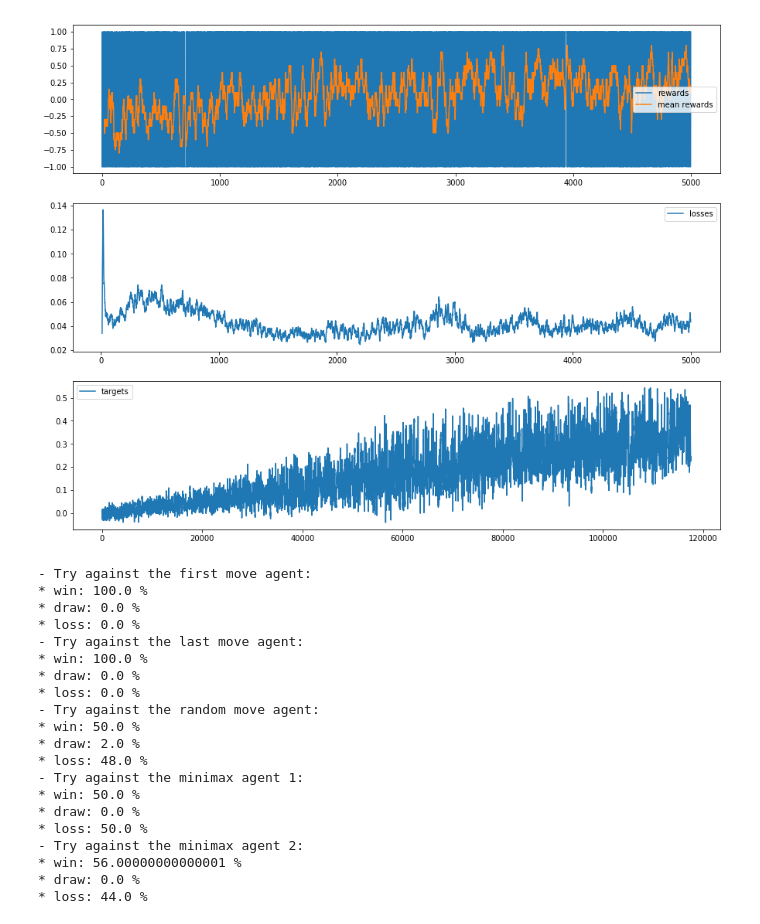
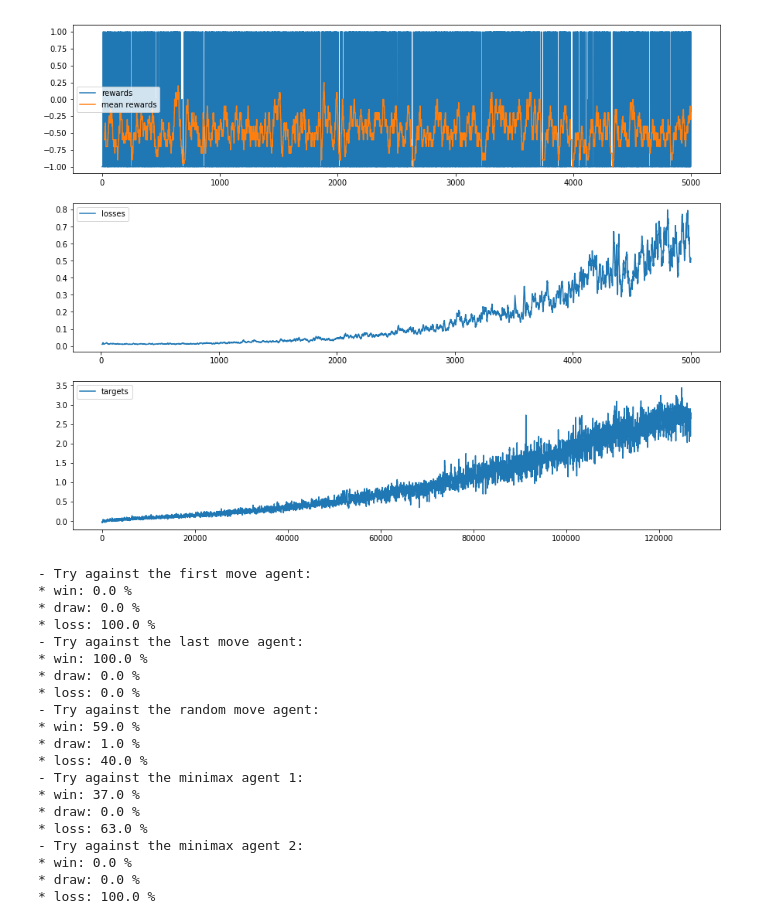
Before and after one commit to QuentinDuval/PythonExperiments, a Jupyter notebook: ml/codingame/ultimate_tic_tac_toe_learning.ipynb, the cells around one changed output. Drawn from its saved outputs; the diff is of its cells as text; code cells hidden in the pictures.

Commit message:
Trying to learn but failing to do so

```diff
--- a/ml/codingame/ultimate_tic_tac_toe_learning.ipynb
+++ b/ml/codingame/ultimate_tic_tac_toe_learning.ipynb
@@ -156,12 +156,12 @@ Now trying to learn an approximate policy, based on Neural Nets
 
 
 class Policy(nn.Module):
-    def __init__(self):
+    def __init__(self, hidden_size=128):
         super().__init__()
         self.fc = nn.Sequential(
-            nn.Linear(in_features=len(ALL_COORDINATES)+2, out_features=128),
+            nn.Linear(in_features=len(ALL_COORDINATES)+2, out_features=hidden_size),
             nn.ReLU(),
-            nn.Linear(in_features=128, out_features=len(ALL_COORDINATES)))
+            nn.Linear(in_features=hidden_size, out_features=len(ALL_COORDINATES)))
 
     def forward(self,
                 grid: Union[torch.FloatTensor, np.ndarray],
@@ -405,21 +461,21 @@ try_out(env=TicTacToeEnv(opponent=minimax), agent=PolicyAgent(sarsa_policy_1))
 # %%
 """
 Training against more complex agents
 """
 
 minimax1 = MinimaxAgent(max_depth=2, eval_fct=CountOwnedEvaluation())
 minimax2 = MinimaxAgent(max_depth=2, eval_fct=PriceMapEvaluation())
 
-sarsa_policy_2 = Policy()
+sarsa_policy_2 = Policy(hidden_size=256)
 train_sarsa_policy_batch(
-    env=TicTacToeEnv(opponent=[FirstMoveAgent(), LastMoveAgent(), RandomAgent(), minimax1, minimax2]),
+    env=TicTacToeEnv(opponent=[RandomAgent(), minimax1, minimax2]),
     policy=sarsa_policy_2, episodes=5000, discount=0.99,
-    start_epsilon=0.9, min_epsilon=0.01, epsilon_decrease=0.99,
-    learning_rate=1e-4, learning_rate_decay=0.99,
-    weight_decay=1e-4,
-    replay_buffer=5000, min_replay_buffer=200, minibatch_size=32)
+    start_epsilon=0.9, min_epsilon=0.01, epsilon_decrease=0.95,
+    learning_rate=1e-3, learning_rate_decay=0.99,
+    weight_decay=0.0,
+    replay_buffer=2000, min_replay_buffer=200, minibatch_size=32)
 # %% [output]
-[figure, old version]
+[figure, new version]
 # %%
 """
 Trying the agent against various opponents
@@ -441,25 +497,25 @@ print("- Try against the minimax agent 2:")
 try_out(env=TicTacToeEnv(opponent=minimax2), agent=PolicyAgent(sarsa_policy_2))
 # %% [output]
 - Try against the first move agent:
-* win: 100.0 %
+* win: 0.0 %
 * draw: 0.0 %
-* loss: 0.0 %
+* loss: 100.0 %
 - Try against the last move agent:
 * win: 100.0 %
 * draw: 0.0 %
 * loss: 0.0 %
 - Try against the random move agent:
-* win: 50.0 %
-* draw: 2.0 %
-* loss: 48.0 %
+* win: 59.0 %
+* draw: 1.0 %
+* loss: 40.0 %
 - Try against the minimax agent 1:
-* win: 50.0 %
+* win: 37.0 %
 * draw: 0.0 %
-* loss: 50.0 %
+* loss: 63.0 %
 - Try against the minimax agent 2:
-* win: 56.00000000000001 %
+* win: 0.0 %
 * draw: 0.0 %
-* loss: 44.0 %
+* loss: 100.0 %
 # %%
 # TODO - play against the minimax agent
 # TODO - play against the MCTS agent
```
Also changed, not shown: parts of 5 cells of this notebook.
